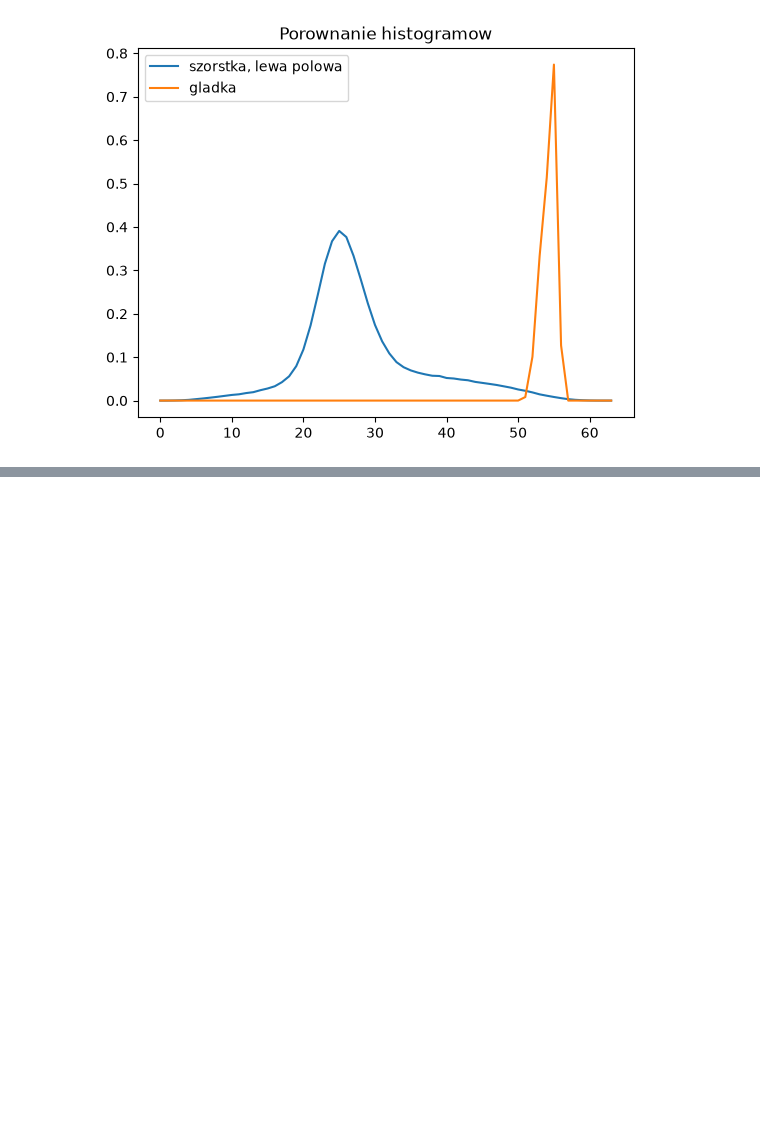
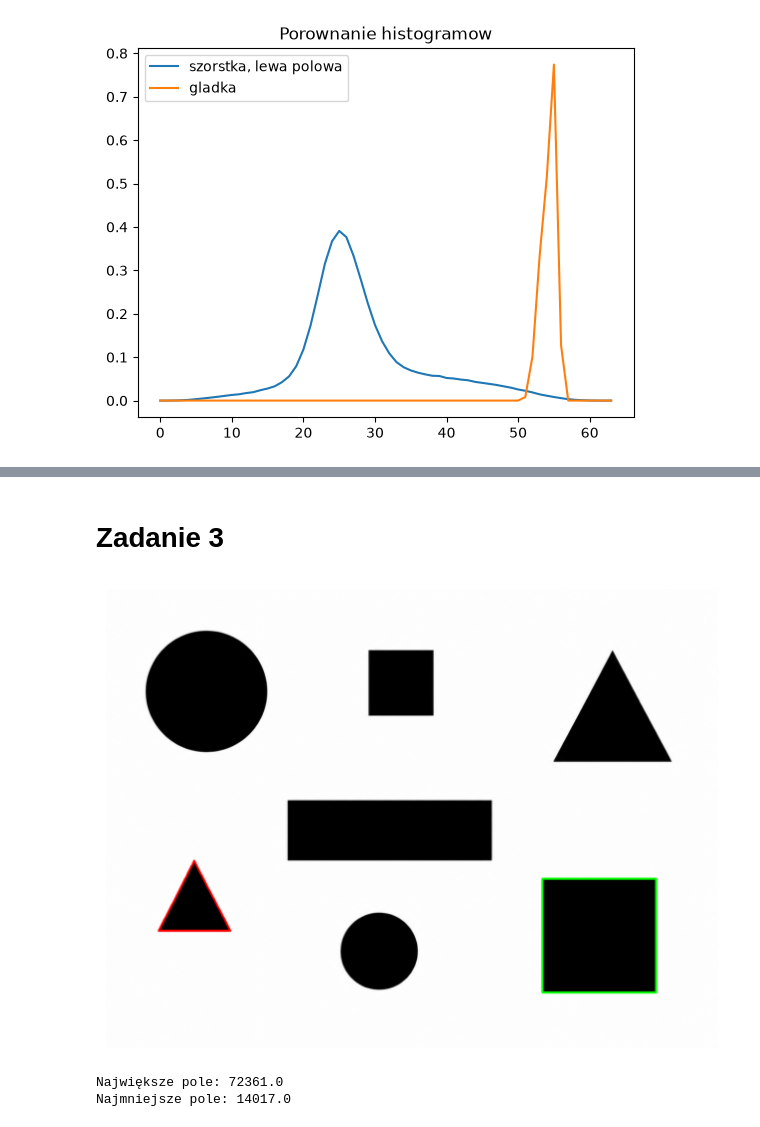
Before and after one commit to DScraftPL/machineVision, a Jupyter notebook: lab05_vision.ipynb, the cells around one changed output, grey strips where cells are left out. Drawn from its saved outputs; the diff is of its cells as text; code cells hidden in the pictures; blank space fills up the shorter version.

```diff
--- a/lab05_vision.ipynb
+++ b/lab05_vision.ipynb
@@ -154,0 +335,29 @@ Rozne tekstury: -0.14
+# %% [markdown]
+# Zadanie 3
+# %%
+prog, binarny = cv2.threshold(figury_szare, 127, 255, cv2.THRESH_BINARY_INV)
+kontury, hierarchia = cv2.findContours(
+    binarny, cv2.RETR_EXTERNAL, cv2.CHAIN_APPROX_SIMPLE
+)
+
+najwiekszy = max(kontury, key=cv2.contourArea)
+najmniejszy = min(kontury, key=cv2.contourArea)
+
+pole_max = cv2.contourArea(najwiekszy)
+pole_min = cv2.contourArea(najmniejszy)
+
+wynik = figury_rgb.copy()
+cv2.drawContours(wynik, [najwiekszy], -1, (0, 255, 0), 4)
+cv2.drawContours(wynik, [najmniejszy], -1, (255, 0, 0), 4)
+
+plt.figure(figsize=(10, 6))
+plt.imshow(wynik)
+plt.axis("off")
+plt.show()
+
+print(f"Największe pole: {pole_max}")
+print(f"Najmniejsze pole: {pole_min}")
+# %% [output]
+[figure, added]
+Największe pole: 72361.0
+Najmniejsze pole: 14017.0
```
Also changed, not shown: parts of 10 cells of this notebook, 1 other file.
